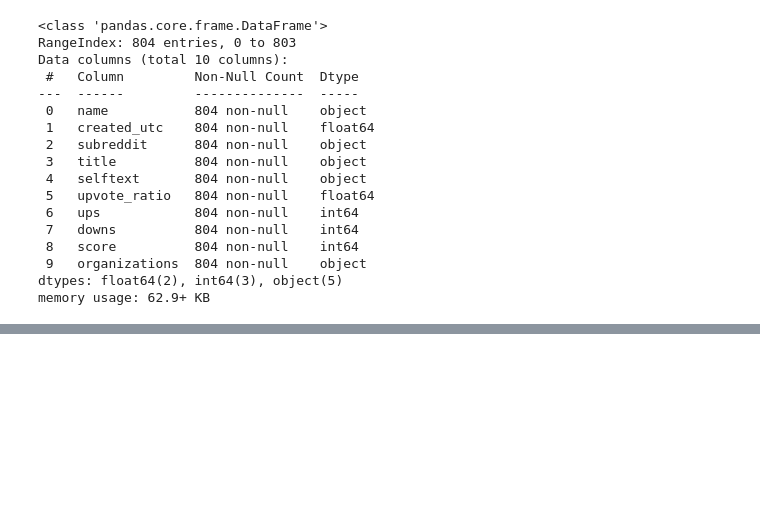
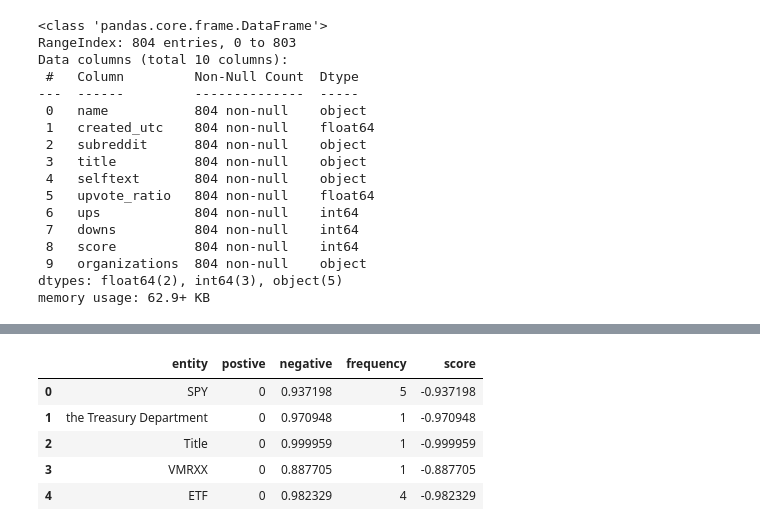
Before and after one commit to Zulaikha1207/Attention-It-s-Transformers---NLP-projects, a Jupyter notebook: Named_Entity_Recognition/intro/NER_with_sentiment.ipynb, the cells around one changed output, grey strips where cells are left out. Saved outputs shown, nothing was run; the diff lists cells and outputs as text; code cells hidden in the pictures; blank space fills up the shorter version.

```diff
--- a/Named_Entity_Recognition/intro/NER_with_sentiment.ipynb
+++ b/Named_Entity_Recognition/intro/NER_with_sentiment.ipynb
@@ -92,0 +132,11 @@ TypeError: 'float' object is not iterable
+# %%
+#convert this into a df
+sentiment_df = pd.DataFrame(avg_sentiment)
+sentiment_df.head()
+# %% [output]
+|  | entity | postive | negative | frequency | score |
+| 0 | SPY | 0 | 0.937198 | 5 | -0.937198 |
+| 1 | the Treasury Department | 0 | 0.970948 | 1 | -0.970948 |
+| 2 | Title | 0 | 0.999959 | 1 | -0.999959 |
+| 3 | VMRXX | 0 | 0.887705 | 1 | -0.887705 |
+| 4 | ETF | 0 | 0.982329 | 4 | -0.982329 |
```
Also changed, not shown: parts of 13 cells of this notebook.
